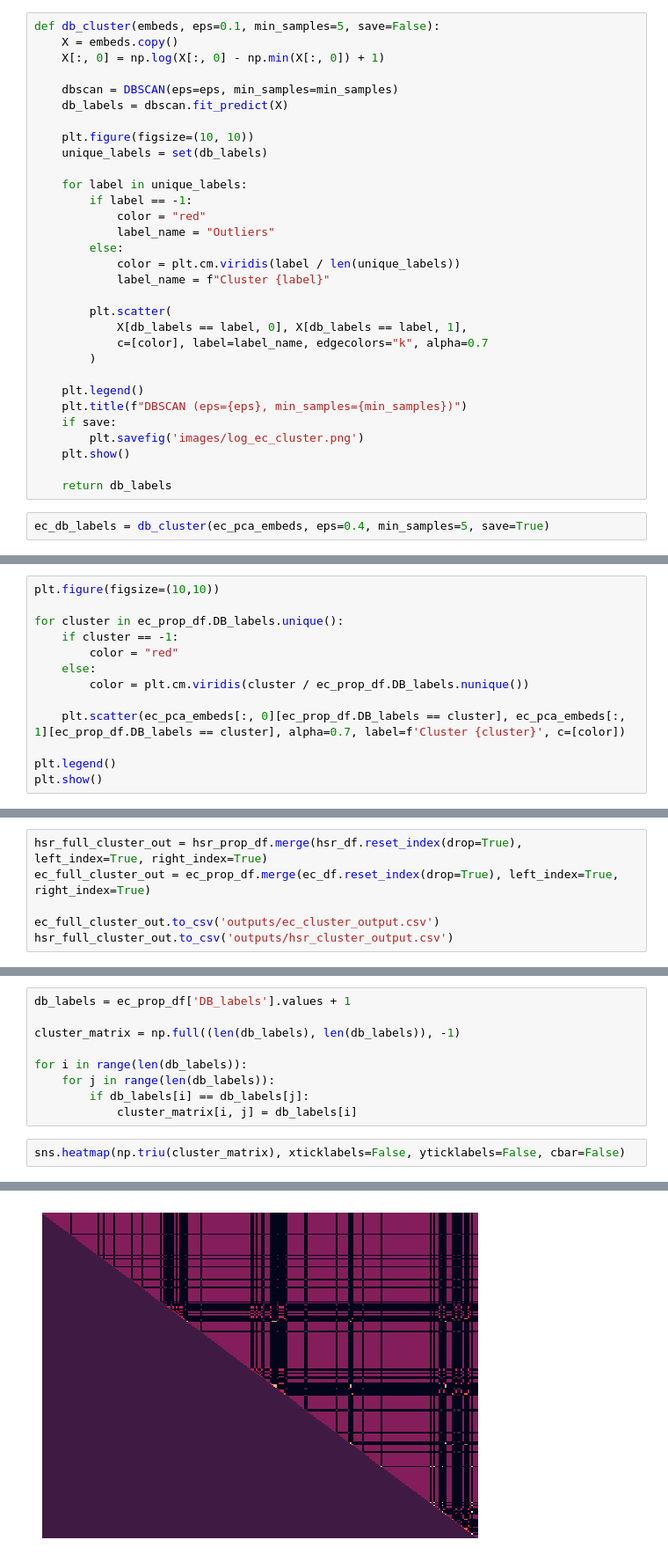
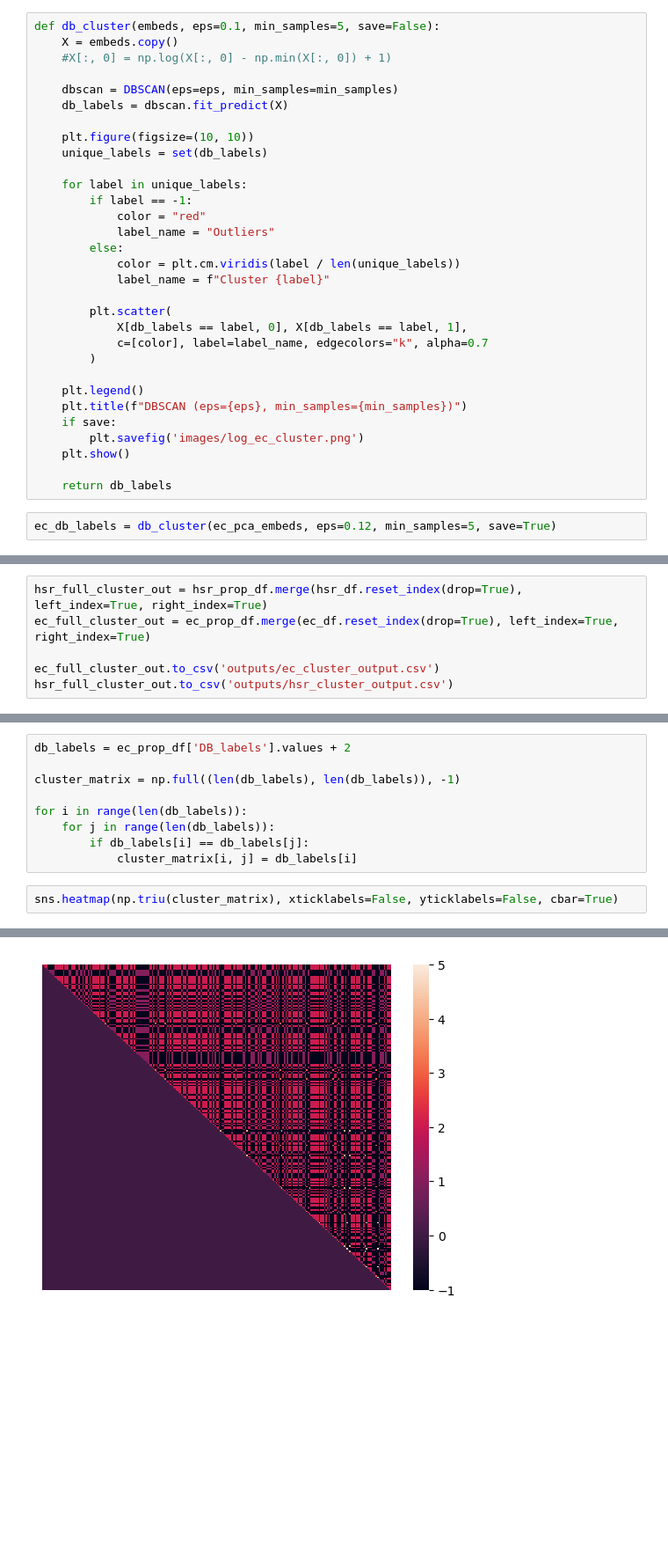
Before and after one commit to vikwaran03/DSC180B_Q2, a Jupyter notebook: Q2_Prep/node2vec.ipynb, the cells around one changed output, grey strips where cells are left out. Shown at 88% size. Cells and saved outputs as stored; diff of their text form; blank space fills up the shorter version.

```diff
--- a/Q2_Prep/node2vec.ipynb
+++ b/Q2_Prep/node2vec.ipynb
@@ -162,7 +214,7 @@ plt.show()
 # %%
 def db_cluster(embeds, eps=0.1, min_samples=5, save=False):
     X = embeds.copy()
-    X[:, 0] = np.log(X[:, 0] - np.min(X[:, 0]) + 1)
+    #X[:, 0] = np.log(X[:, 0] - np.min(X[:, 0]) + 1)
 
     dbscan = DBSCAN(eps=eps, min_samples=min_samples)
     db_labels = dbscan.fit_predict(X)
@@ -191,5 +243,5 @@ def db_cluster(embeds, eps=0.1, min_samples=5, save=False):
 
     return db_labels
 # %%
-ec_db_labels = db_cluster(ec_pca_embeds, eps=0.4, min_samples=5, save=True)
+ec_db_labels = db_cluster(ec_pca_embeds, eps=0.12, min_samples=5, save=True)
 # %% [output]
@@ -297,13 +344,0 @@ agg_hsr_db
-# %%
-plt.figure(figsize=(10,10))
-
-for cluster in ec_prop_df.DB_labels.unique():
-    if cluster == -1:
-        color = "red"
-    else:
-        color = plt.cm.viridis(cluster / ec_prop_df.DB_labels.nunique())
-
-    plt.scatter(ec_pca_embeds[:, 0][ec_prop_df.DB_labels == cluster], ec_pca_embeds[:, 1][ec_prop_df.DB_labels == cluster], alpha=0.7, label=f'Cluster {cluster}', c=[color])
-
-plt.legend()
-plt.show()
@@ -410,5 +443,5 @@ plt.show()
 # %%
-db_labels = ec_prop_df['DB_labels'].values + 1
+db_labels = ec_prop_df['DB_labels'].values + 2
 
 cluster_matrix = np.full((len(db_labels), len(db_labels)), -1)
 
@@ -417,7 +450,7 @@ for i in range(len(db_labels)):
         if db_labels[i] == db_labels[j]:
             cluster_matrix[i, j] = db_labels[i]
 # %%
-sns.heatmap(np.triu(cluster_matrix), xticklabels=False, yticklabels=False, cbar=False)
+sns.heatmap(np.triu(cluster_matrix), xticklabels=False, yticklabels=False, cbar=True)
 # %% [output]
 <Axes: >
-[figure, old version]
+[figure, new version]
```
Also changed, not shown: parts of 24 cells of this notebook, 10 other files.
